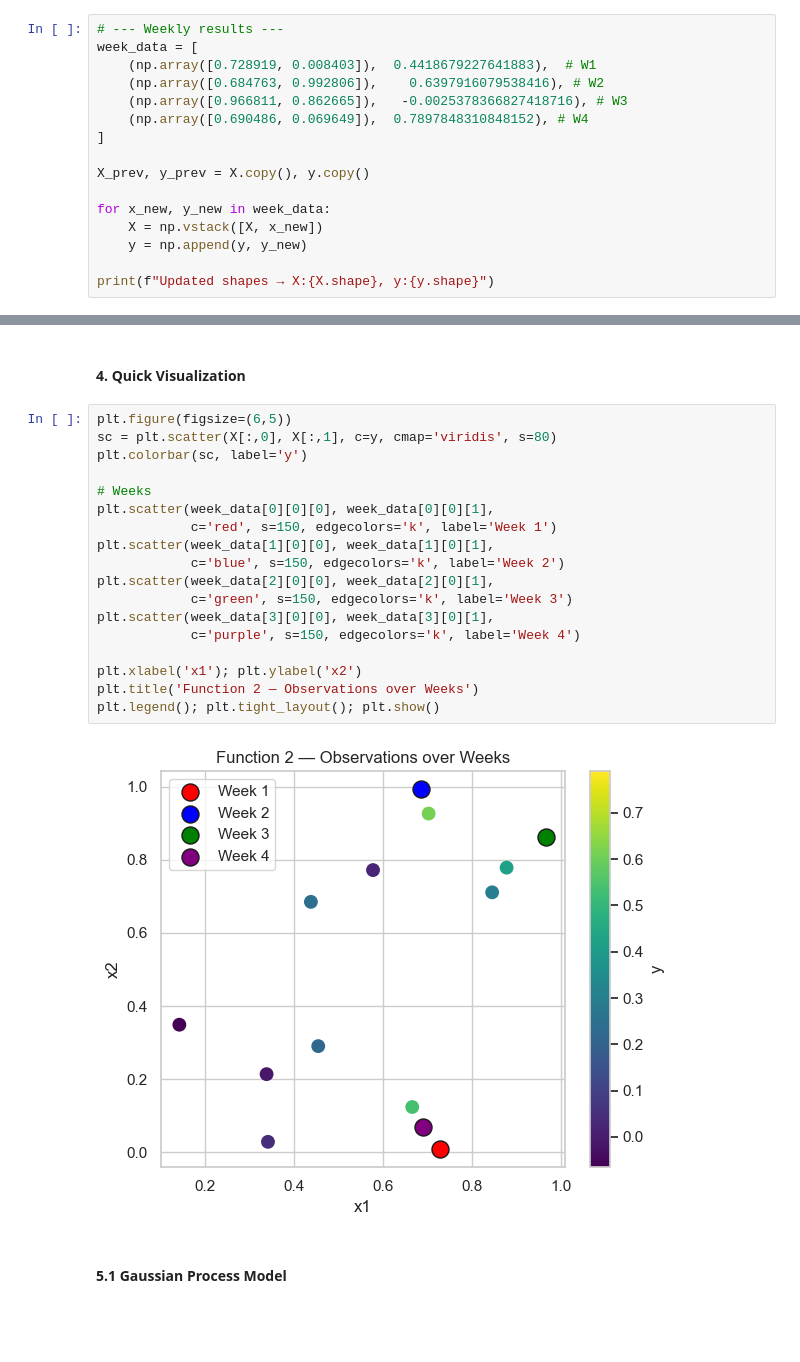
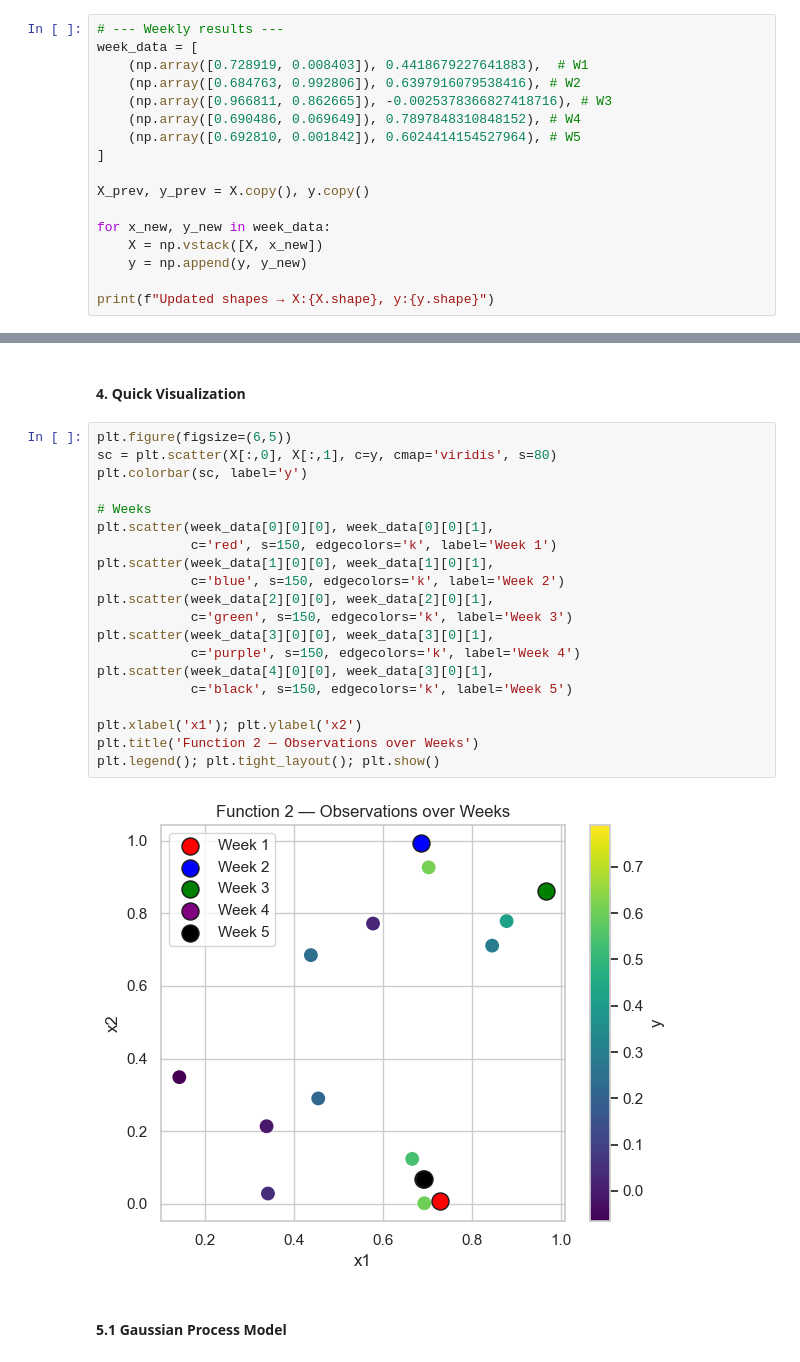
Before and after one commit to ManuelGO/ai-capstone-project, a Jupyter notebook: exploration_notebooks/f02_exploration.ipynb, the cells around one changed output, grey strips where cells are left out. Saved outputs shown, nothing was run; the diff lists cells and outputs as text; blank space fills up the shorter version.

```diff
--- a/exploration_notebooks/f02_exploration.ipynb
+++ b/exploration_notebooks/f02_exploration.ipynb
@@ -28,10 +28,11 @@ Loaded X:(10, 2), y:(10,)
 # %%
 # --- Weekly results ---
 week_data = [
-    (np.array([0.728919, 0.008403]),  0.4418679227641883),  # W1
-    (np.array([0.684763, 0.992806]),    0.6397916079538416), # W2
-    (np.array([0.966811, 0.862665]),   -0.0025378366827418716), # W3
-    (np.array([0.690486, 0.069649]),  0.7897848310848152), # W4
+    (np.array([0.728919, 0.008403]), 0.4418679227641883),  # W1
+    (np.array([0.684763, 0.992806]), 0.6397916079538416), # W2
+    (np.array([0.966811, 0.862665]), -0.0025378366827418716), # W3
+    (np.array([0.690486, 0.069649]), 0.7897848310848152), # W4
+    (np.array([0.692810, 0.001842]), 0.6024414154527964), # W5
 ]
 
 X_prev, y_prev = X.copy(), y.copy()
@@ -48,23 +49,25 @@ Updated shapes → X:(14, 2), y:(14,)
 # %%
 plt.figure(figsize=(6,5))
 sc = plt.scatter(X[:,0], X[:,1], c=y, cmap='viridis', s=80)
 plt.colorbar(sc, label='y')
 
 # Weeks
 plt.scatter(week_data[0][0][0], week_data[0][0][1],
             c='red', s=150, edgecolors='k', label='Week 1')
 plt.scatter(week_data[1][0][0], week_data[1][0][1],
             c='blue', s=150, edgecolors='k', label='Week 2')
 plt.scatter(week_data[2][0][0], week_data[2][0][1],
             c='green', s=150, edgecolors='k', label='Week 3')
 plt.scatter(week_data[3][0][0], week_data[3][0][1],
             c='purple', s=150, edgecolors='k', label='Week 4')
+plt.scatter(week_data[4][0][0], week_data[3][0][1],
+            c='black', s=150, edgecolors='k', label='Week 5')
 
 plt.xlabel('x1'); plt.ylabel('x2')
 plt.title('Function 2 — Observations over Weeks')
 plt.legend(); plt.tight_layout(); plt.show()
 # %% [output]
-[figure, old version]
+[figure, new version]
 # %% [markdown]
 #### 5.1 Gaussian Process Model
 # %%
```
Also changed, not shown: parts of 4 cells of this notebook, 4 other files.
